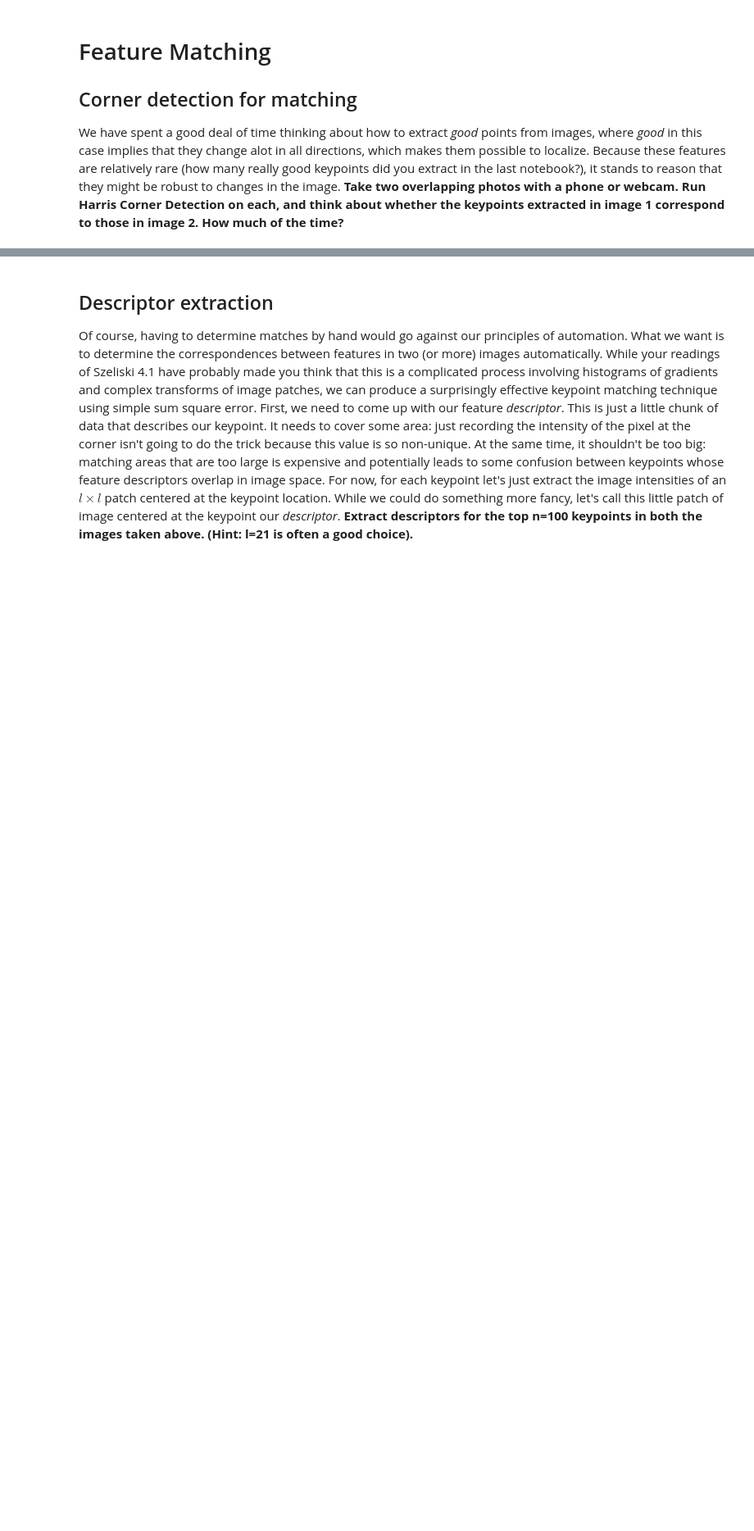
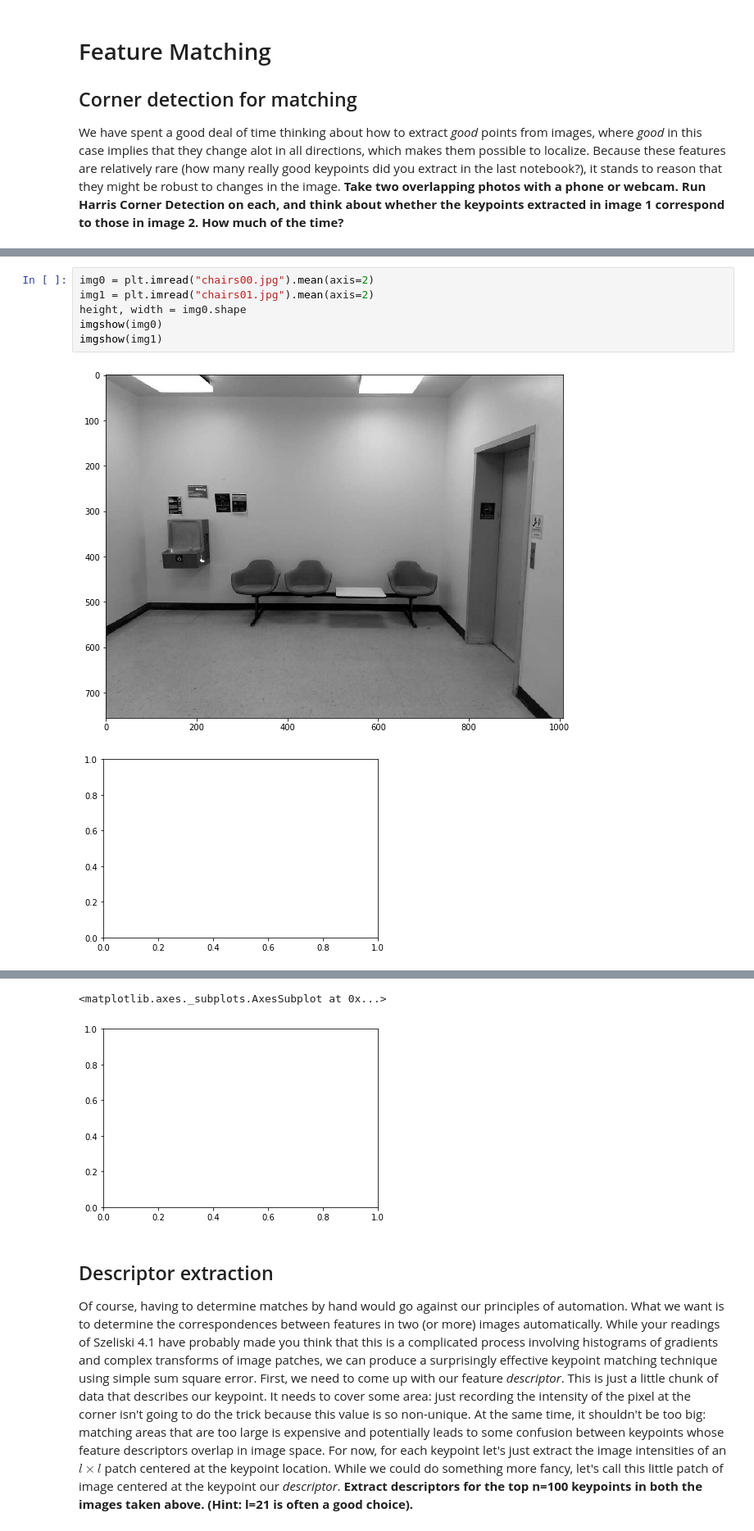
Before and after one commit to fbunt/190211_feature_matching, a Jupyter notebook: keypoint_matching.ipynb, the cells around one changed output, grey strips where cells are left out. Shown: that part at 82% size. Saved outputs shown, nothing was run; the diff lists cells and outputs as text; blank space fills up the shorter version.

Commit message:
Fix imgshow and display images

```diff
--- a/keypoint_matching.ipynb
+++ b/keypoint_matching.ipynb
@@ -8,3 +9,12 @@ import matplotlib.pyplot as plt
 import numpy as np
 
 from utils import anms_kdtree, harris_response, imgshow
+# %%
+img0 = plt.imread("chairs00.jpg").mean(axis=2)
+img1 = plt.imread("chairs01.jpg").mean(axis=2)
+height, width = img0.shape
+imgshow(img0)
+imgshow(img1)
+# %% [output]
+[figure, added]
+[figure, added]
@@ -11,3 +22,5 @@ from utils import anms_kdtree, harris_response, imgshow
+<matplotlib.axes._subplots.AxesSubplot at 0x...>
+[figure, added]
 # %% [markdown]
 ## Descriptor extraction
 Of course, having to determine matches by hand would go against our principles of automation.  What we want is to determine the correspondences between features in two (or more) images automatically.  While your readings of Szeliski 4.1 have probably made you think that this is a complicated process involving histograms of gradients and complex transforms of image patches, we can produce a surprisingly effective keypoint matching technique using simple sum square error.  First, we need to come up with our feature *descriptor*.  This is just a little chunk of data that describes our keypoint.  It needs to cover some area: just recording the intensity of the pixel at the corner isn't going to do the trick because this value is so non-unique.  At the same time, it shouldn't be too big: matching areas that are too large is expensive and potentially leads to some confusion between keypoints whose feature descriptors overlap in image space.  For now, for each keypoint let's just extract the image intensities of an $l \times l$ patch centered at the keypoint location.  While we could do something more fancy, let's call this little patch of image centered at the keypoint our *descriptor*.  **Extract descriptors for the top n=100 keypoints in both the images taken above.  (Hint: l=21 is often a good choice).**
```
Also changed, not shown: parts of 2 cells of this notebook, 1 other file.
